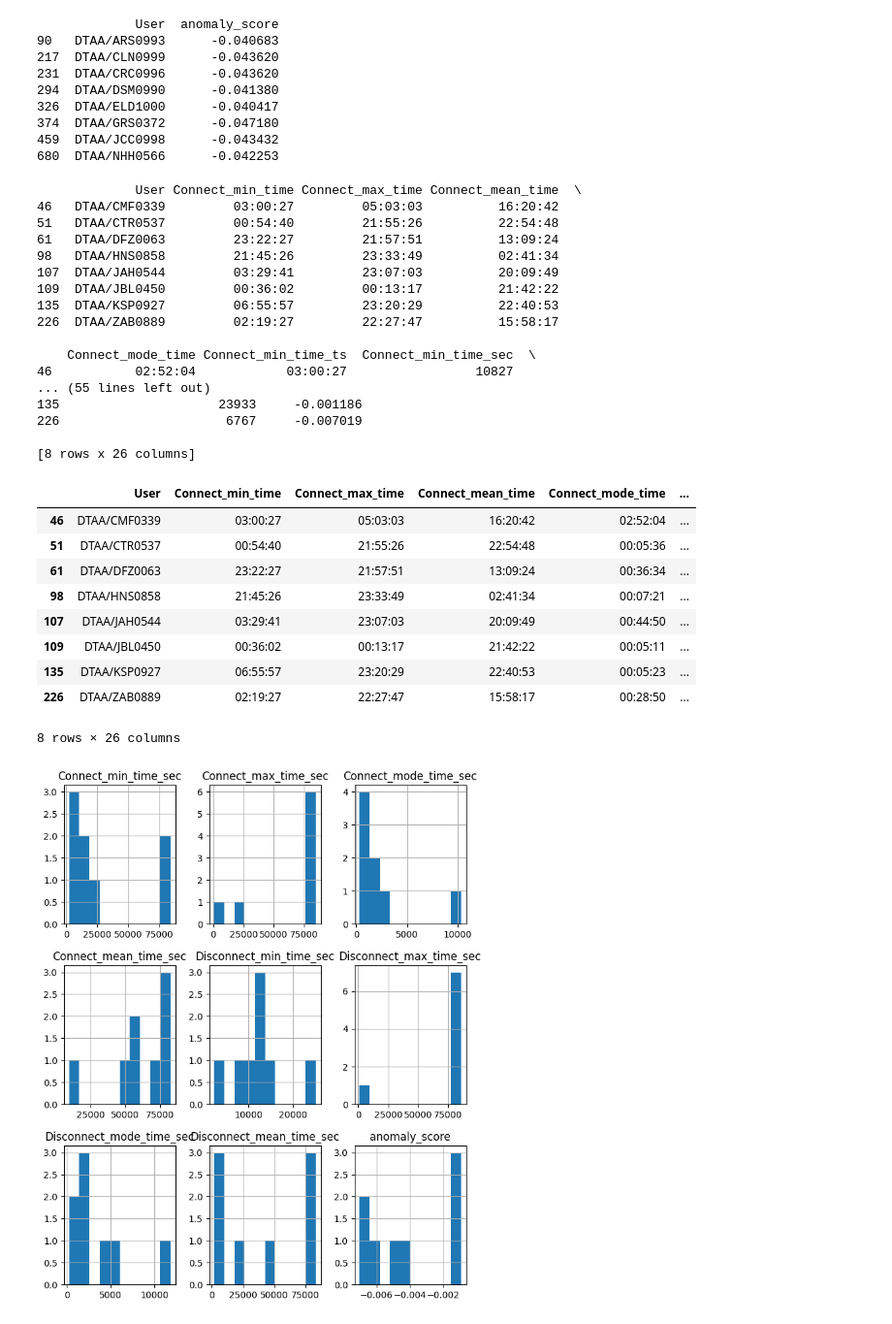
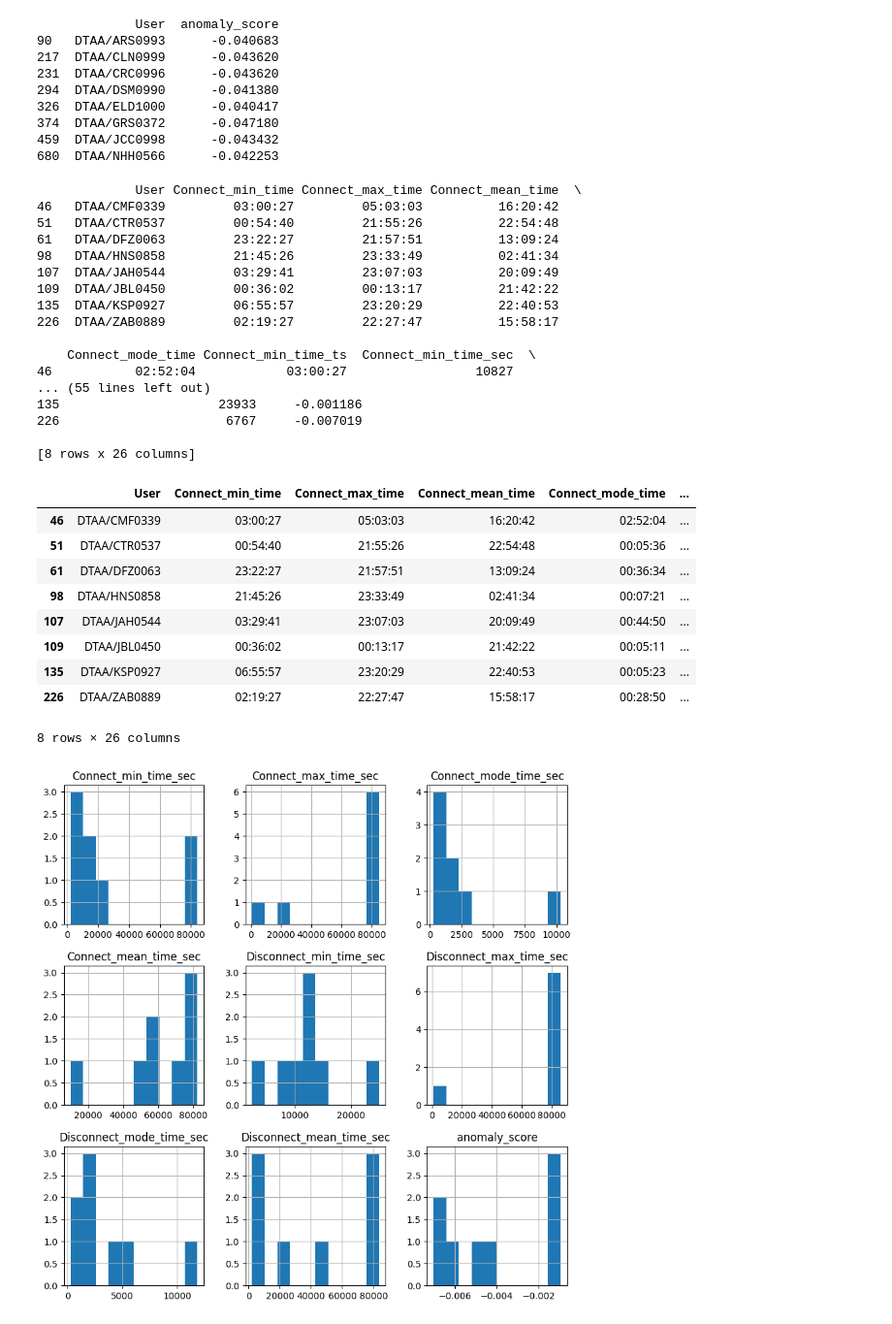
Before and after one commit to af223/17735-project, a Jupyter notebook: detection_v2.ipynb, the cells around one changed output. Shown: that part at 97% size. Cells and saved outputs as stored; diff of their text form; code cells hidden in the pictures.

```diff
--- a/detection_v2.ipynb
+++ b/detection_v2.ipynb
@@ -643,7 +643,7 @@ import matplotlib.pyplot as plt
 df_device_full_outliers.head()
 
 
-fig = plt.figure(figsize=(8,10))
+fig = plt.figure(figsize=(10,10))
 ax = fig.gca()
 
 df_device_full_outliers.loc[df_device_full_outliers['anomaly_score'] < 0].hist(ax=ax)
@@ -653,32 +653,32 @@ print(df_threat_users_device_file)
 
 df_device_full[df_device_full.User.isin(df_threat_users_device_file.User)]
 # %% [output]
              User Connect_min_time Connect_max_time Connect_mean_time  \
 46   DTAA/CMF0339         03:00:27         05:03:03          16:20:42
 51   DTAA/CTR0537         00:54:40         21:55:26          22:54:48
 61   DTAA/DFZ0063         23:22:27         21:57:51          13:09:24
 98   DTAA/HNS0858         21:45:26         23:33:49          02:41:34
 107  DTAA/JAH0544         03:29:41         23:07:03          20:09:49
 109  DTAA/JBL0450         00:36:02         00:13:17          21:42:22
 135  DTAA/KSP0927         06:55:57         23:20:29          22:40:53
 226  DTAA/ZAB0889         02:19:27         22:27:47          15:58:17
 
     Connect_mode_time Connect_min_time_ts  Connect_min_time_sec  \
 46           02:52:04            03:00:27                 10827
 ... (55 lines left out)
 135                     23933     -0.001186
 226                      6767     -0.007019
 
 [8 rows x 26 columns]
 |  | User | Connect_min_time | Connect_max_time | Connect_mean_time | Connect_mode_time | ... |
 | 46 | DTAA/CMF0339 | 03:00:27 | 05:03:03 | 16:20:42 | 02:52:04 | ... |
 | 51 | DTAA/CTR0537 | 00:54:40 | 21:55:26 | 22:54:48 | 00:05:36 | ... |
 | 61 | DTAA/DFZ0063 | 23:22:27 | 21:57:51 | 13:09:24 | 00:36:34 | ... |
 | 98 | DTAA/HNS0858 | 21:45:26 | 23:33:49 | 02:41:34 | 00:07:21 | ... |
 | 107 | DTAA/JAH0544 | 03:29:41 | 23:07:03 | 20:09:49 | 00:44:50 | ... |
 | 109 | DTAA/JBL0450 | 00:36:02 | 00:13:17 | 21:42:22 | 00:05:11 | ... |
 | 135 | DTAA/KSP0927 | 06:55:57 | 23:20:29 | 22:40:53 | 00:05:23 | ... |
 | 226 | DTAA/ZAB0889 | 02:19:27 | 22:27:47 | 15:58:17 | 00:28:50 | ... |
 8 rows × 26 columns
-[figure, old version]
+[figure, new version]
 # %%
```
Also changed, not shown: parts of 1 cell of this notebook, 1 other file.
